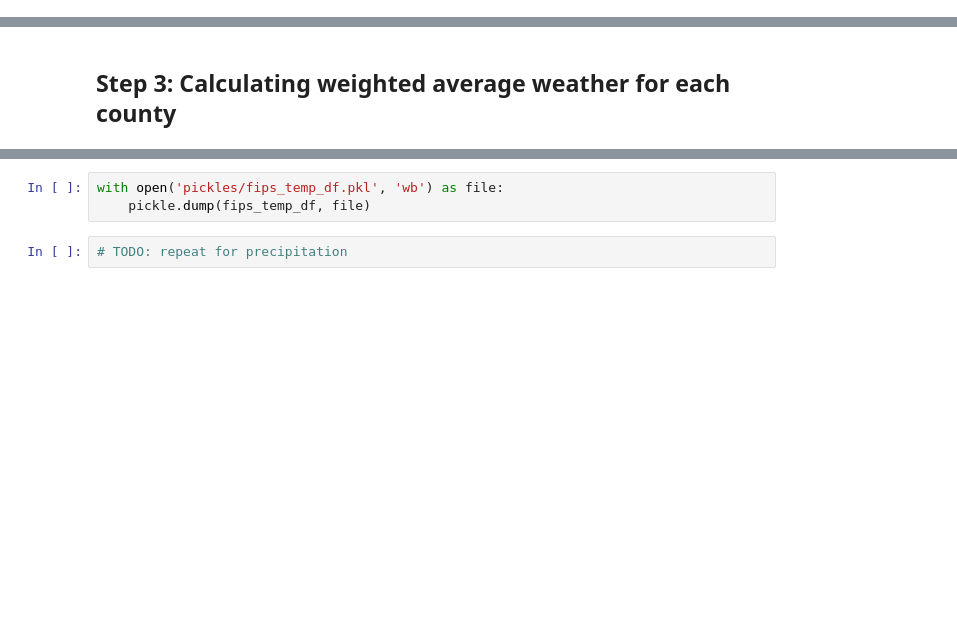
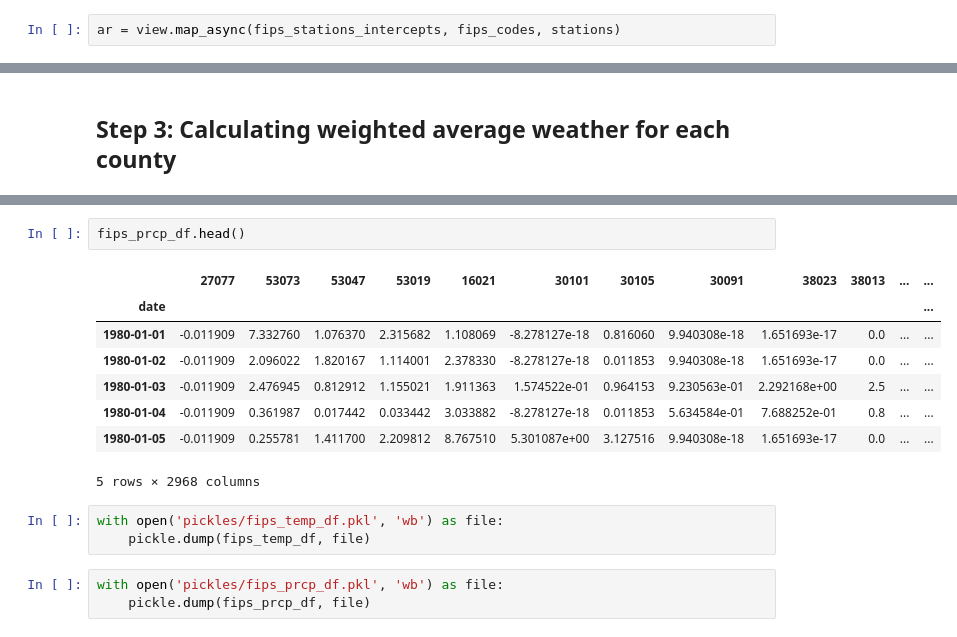
Before and after one commit to databasedav/crime-and-climate-change-reproduction, a Jupyter notebook: weather_data.ipynb, the cells around one changed output, grey strips where cells are left out. Cells and saved outputs as stored; diff of their text form; blank space fills up the shorter version.

```diff
--- a/weather_data.ipynb
+++ b/weather_data.ipynb
@@ -242,3 +346,5 @@ Still Running
+# %%
+ar = view.map_async(fips_stations_intercepts, fips_codes, stations)
 # %%
 # will block the kernel; interrupt the kernel to unblock
 ar.wait_interactive()
@@ -330,5 +458,17 @@ fips_temp_df.head()
+# %%
+fips_prcp_df.head()
+# %% [output]
+|  | 27077 | 53073 | 53047 | 53019 | 16021 | 30101 | 30105 | 30091 | 38023 | 38013 | ... | ... |
+| date |  |  |  |  |  |  |  |  |  |  |  | ... |
+| 1980-01-01 | -0.011909 | 7.332760 | 1.076370 | 2.315682 | 1.108069 | -8.278127e-18 | 0.816060 | 9.940308e-18 | 1.651693e-17 | 0.0 | ... | ... |
+| 1980-01-02 | -0.011909 | 2.096022 | 1.820167 | 1.114001 | 2.378330 | -8.278127e-18 | 0.011853 | 9.940308e-18 | 1.651693e-17 | 0.0 | ... | ... |
+| 1980-01-03 | -0.011909 | 2.476945 | 0.812912 | 1.155021 | 1.911363 | 1.574522e-01 | 0.964153 | 9.230563e-01 | 2.292168e+00 | 2.5 | ... | ... |
+| 1980-01-04 | -0.011909 | 0.361987 | 0.017442 | 0.033442 | 3.033882 | -8.278127e-18 | 0.011853 | 5.634584e-01 | 7.688252e-01 | 0.8 | ... | ... |
+| 1980-01-05 | -0.011909 | 0.255781 | 1.411700 | 2.209812 | 8.767510 | 5.301087e+00 | 3.127516 | 9.940308e-18 | 1.651693e-17 | 0.0 | ... | ... |
+5 rows × 2968 columns
 # %%
 with open('pickles/fips_temp_df.pkl', 'wb') as file:
     pickle.dump(fips_temp_df, file)
-# %%
-# TODO: repeat for precipitation
+# %%
+with open('pickles/fips_prcp_df.pkl', 'wb') as file:
+    pickle.dump(fips_prcp_df, file)
```
Also changed, not shown: parts of 31 cells of this notebook, 11 other files.
